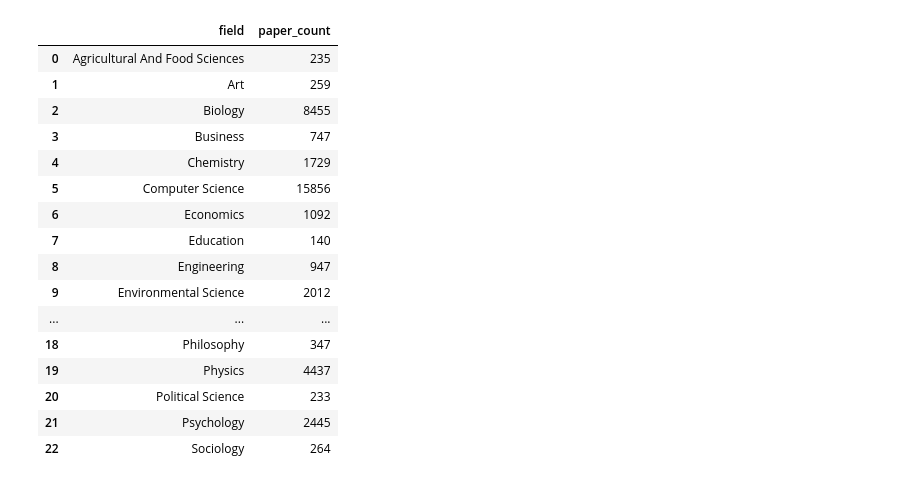
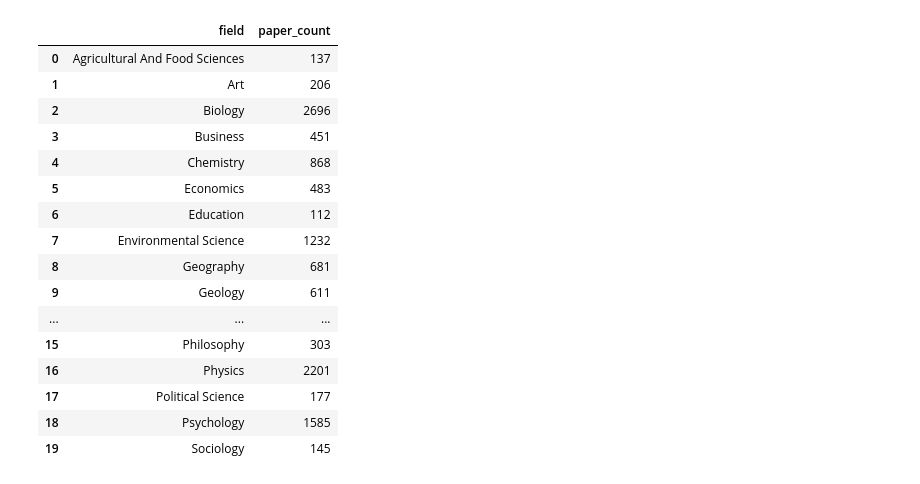
Before and after one commit to keller-mark/hd-vis-scripts, a Jupyter notebook: 03_plot_citations.ipynb, the cells around one changed output. Saved outputs shown, nothing was run; the diff lists cells and outputs as text; code cells hidden in the pictures.

```diff
--- a/03_plot_citations.ipynb
+++ b/03_plot_citations.ipynb
@@ -46,27 +46,30 @@ unique_fields
 # %%
 field_count_rows = (
     DomainPaperToField
-        .select(DomainPaperToField.field, fn.COUNT(DomainPaperToField.ss_id).alias('paper_count'))
+        .select(DomainPaperToField.field, DomainPaperToField.ss_id, Paper.is_preprint, Paper.is_domain_full, fn.COUNT(DomainPaperToField.ss_id).alias('paper_count'))
+        .where(Paper.is_preprint == 0, Paper.is_domain_full == 1)
+        .join(Paper, on=(DomainPaperToField.ss_id == Paper.ss_id))
         .group_by(DomainPaperToField.field)
 )
 
 field_count_df = pd.DataFrame(data=[ { "field": row.field, "paper_count": row.paper_count } for row in field_count_rows ])
+field_count_df.to_csv('papers_by_field-is_domain_full.csv')
 field_count_df
 # %% [output]
 |  | field | paper_count |
-| 0 | Agricultural And Food Sciences | 235 |
-| 1 | Art | 259 |
-| 2 | Biology | 8455 |
-| 3 | Business | 747 |
-| 4 | Chemistry | 1729 |
-| 5 | Computer Science | 15856 |
-| 6 | Economics | 1092 |
-| 7 | Education | 140 |
-| 8 | Engineering | 947 |
-| 9 | Environmental Science | 2012 |
+| 0 | Agricultural And Food Sciences | 137 |
+| 1 | Art | 206 |
+| 2 | Biology | 2696 |
+| 3 | Business | 451 |
+| 4 | Chemistry | 868 |
+| 5 | Economics | 483 |
+| 6 | Education | 112 |
+| 7 | Environmental Science | 1232 |
+| 8 | Geography | 681 |
+| 9 | Geology | 611 |
 | ... | ... | ... |
-| 18 | Philosophy | 347 |
-| 19 | Physics | 4437 |
-| 20 | Political Science | 233 |
-| 21 | Psychology | 2445 |
-| 22 | Sociology | 264 |
+| 15 | Philosophy | 303 |
+| 16 | Physics | 2201 |
+| 17 | Political Science | 177 |
+| 18 | Psychology | 1585 |
+| 19 | Sociology | 145 |
```
Also changed, not shown: parts of 9 cells of this notebook, 2 other files.
